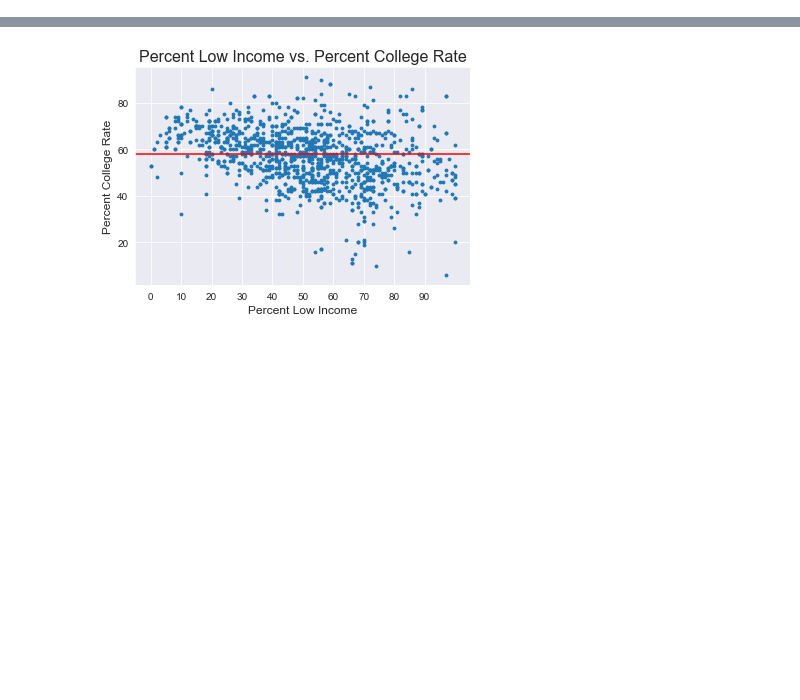
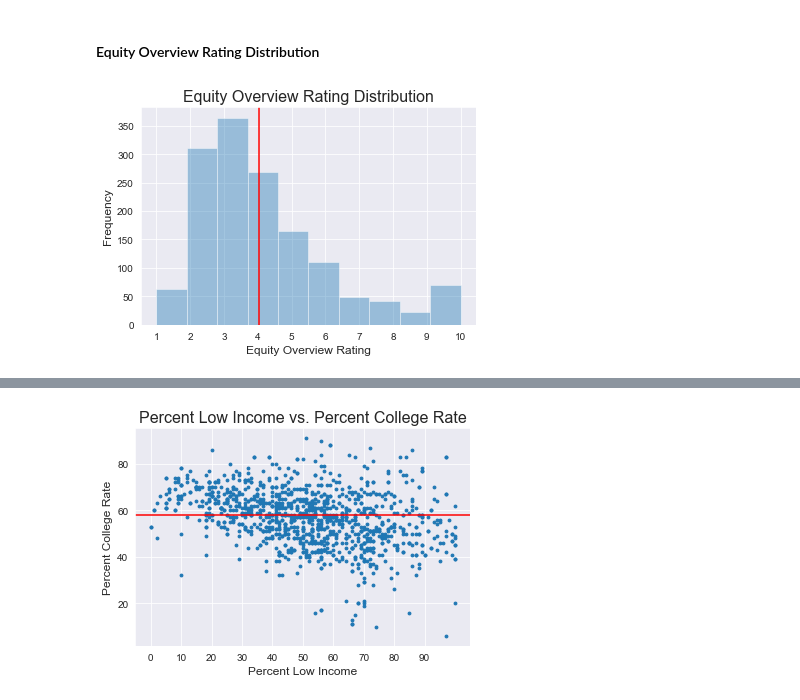
Before and after one commit to MLondon1027/Great-Schools-Ratings, a Jupyter notebook: Capstone_1_EDA.ipynb, the cells around one changed output, grey strips where cells are left out. Saved outputs shown, nothing was run; the diff lists cells and outputs as text; code cells hidden in the pictures; blank space fills up the shorter version.

```diff
--- a/Capstone_1_EDA.ipynb
+++ b/Capstone_1_EDA.ipynb
@@ -37,0 +35,7 @@ def discrete_histogram(dataframe,column, title, xlabel, ylabel):
+# %% [markdown]
+#### Equity Overview Rating Distribution
+# %%
+discrete_histogram(df, 'subratings_Equity Overview Rating', 'Equity Overview Rating Distribution',
+                   'Equity Overview Rating', 'Frequency')
+# %% [output]
+[figure, added]
```
Also changed, not shown: parts of 12 cells of this notebook.
